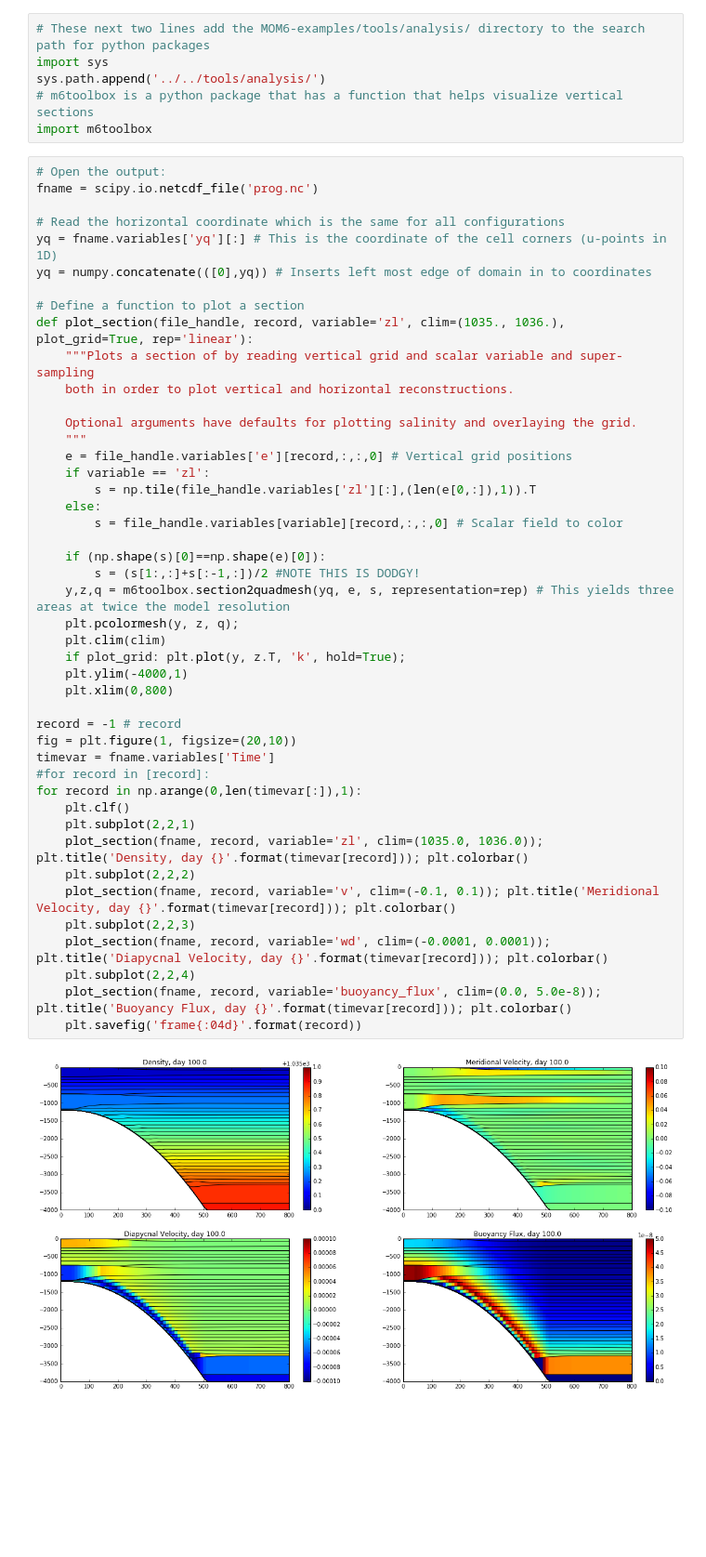
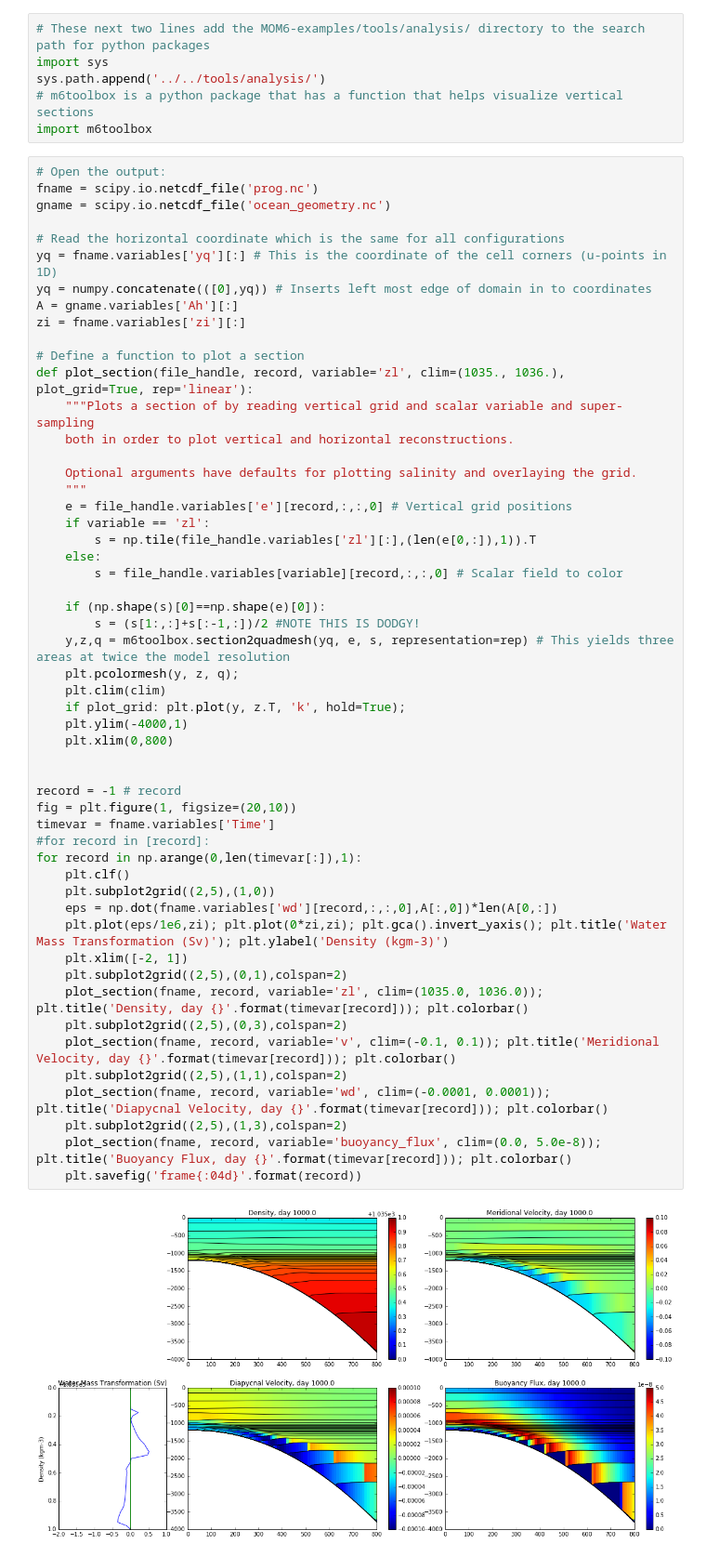
Before and after one commit to rmholmes/MOM6-examples, a Jupyter notebook: ocean_only/abmix2d/Abyssal Mixing Quick Analysis.ipynb, the cells around one changed output. Shown at 93% size. Saved outputs shown, nothing was run; the diff lists cells and outputs as text; blank space fills up the shorter version.

Commit message:
Long run with no basin. Water mass transformation diagnostic

```diff
--- a/ocean_only/abmix2d/Abyssal Mixing Quick Analysis.ipynb
+++ b/ocean_only/abmix2d/Abyssal Mixing Quick Analysis.ipynb
@@ -18,10 +17,13 @@ import m6toolbox
 # %%
 # Open the output:
 fname = scipy.io.netcdf_file('prog.nc')
+gname = scipy.io.netcdf_file('ocean_geometry.nc')
 
 # Read the horizontal coordinate which is the same for all configurations
 yq = fname.variables['yq'][:] # This is the coordinate of the cell corners (u-points in 1D)
 yq = numpy.concatenate(([0],yq)) # Inserts left most edge of domain in to coordinates
+A = gname.variables['Ah'][:]
+zi = fname.variables['zi'][:]
 
 # Define a function to plot a section
 def plot_section(file_handle, record, variable='zl', clim=(1035., 1036.), plot_grid=True, rep='linear'):
@@ -30,35 +32,40 @@ def plot_section(file_handle, record, variable='zl', clim=(1035., 1036.), plot_g
 
     Optional arguments have defaults for plotting salinity and overlaying the grid.
     """
     e = file_handle.variables['e'][record,:,:,0] # Vertical grid positions
     if variable == 'zl':
         s = np.tile(file_handle.variables['zl'][:],(len(e[0,:]),1)).T
     else:
         s = file_handle.variables[variable][record,:,:,0] # Scalar field to color
 
     if (np.shape(s)[0]==np.shape(e)[0]):
         s = (s[1:,:]+s[:-1,:])/2 #NOTE THIS IS DODGY!
     y,z,q = m6toolbox.section2quadmesh(yq, e, s, representation=rep) # This yields three areas at twice the model resolution
     plt.pcolormesh(y, z, q);
     plt.clim(clim)
     if plot_grid: plt.plot(y, z.T, 'k', hold=True);
     plt.ylim(-4000,1)
     plt.xlim(0,800)
 
+
 record = -1 # record
 fig = plt.figure(1, figsize=(20,10))
 timevar = fname.variables['Time']
 #for record in [record]:
 for record in np.arange(0,len(timevar[:]),1):
     plt.clf()
-    plt.subplot(2,2,1)
+    plt.subplot2grid((2,5),(1,0))
+    eps = np.dot(fname.variables['wd'][record,:,:,0],A[:,0])*len(A[0,:])
+    plt.plot(eps/1e6,zi); plt.plot(0*zi,zi); plt.gca().invert_yaxis(); plt.title('Water Mass Transformation (Sv)'); plt.ylabel('Density (kgm-3)')
+    plt.xlim([-2, 1])
+    plt.subplot2grid((2,5),(0,1),colspan=2)
     plot_section(fname, record, variable='zl', clim=(1035.0, 1036.0)); plt.title('Density, day {}'.format(timevar[record])); plt.colorbar()
-    plt.subplot(2,2,2)
+    plt.subplot2grid((2,5),(0,3),colspan=2)
     plot_section(fname, record, variable='v', clim=(-0.1, 0.1)); plt.title('Meridional Velocity, day {}'.format(timevar[record])); plt.colorbar()
-    plt.subplot(2,2,3)
+    plt.subplot2grid((2,5),(1,1),colspan=2)
     plot_section(fname, record, variable='wd', clim=(-0.0001, 0.0001)); plt.title('Diapycnal Velocity, day {}'.format(timevar[record])); plt.colorbar()
-    plt.subplot(2,2,4)
+    plt.subplot2grid((2,5),(1,3),colspan=2)
     plot_section(fname, record, variable='buoyancy_flux', clim=(0.0, 5.0e-8)); plt.title('Buoyancy Flux, day {}'.format(timevar[record])); plt.colorbar()
     plt.savefig('frame{:04d}'.format(record))
 # %% [output]
-[figure, old version]
+[figure, new version]
```
Also changed, not shown: parts of 3 cells of this notebook, 4 other files.
